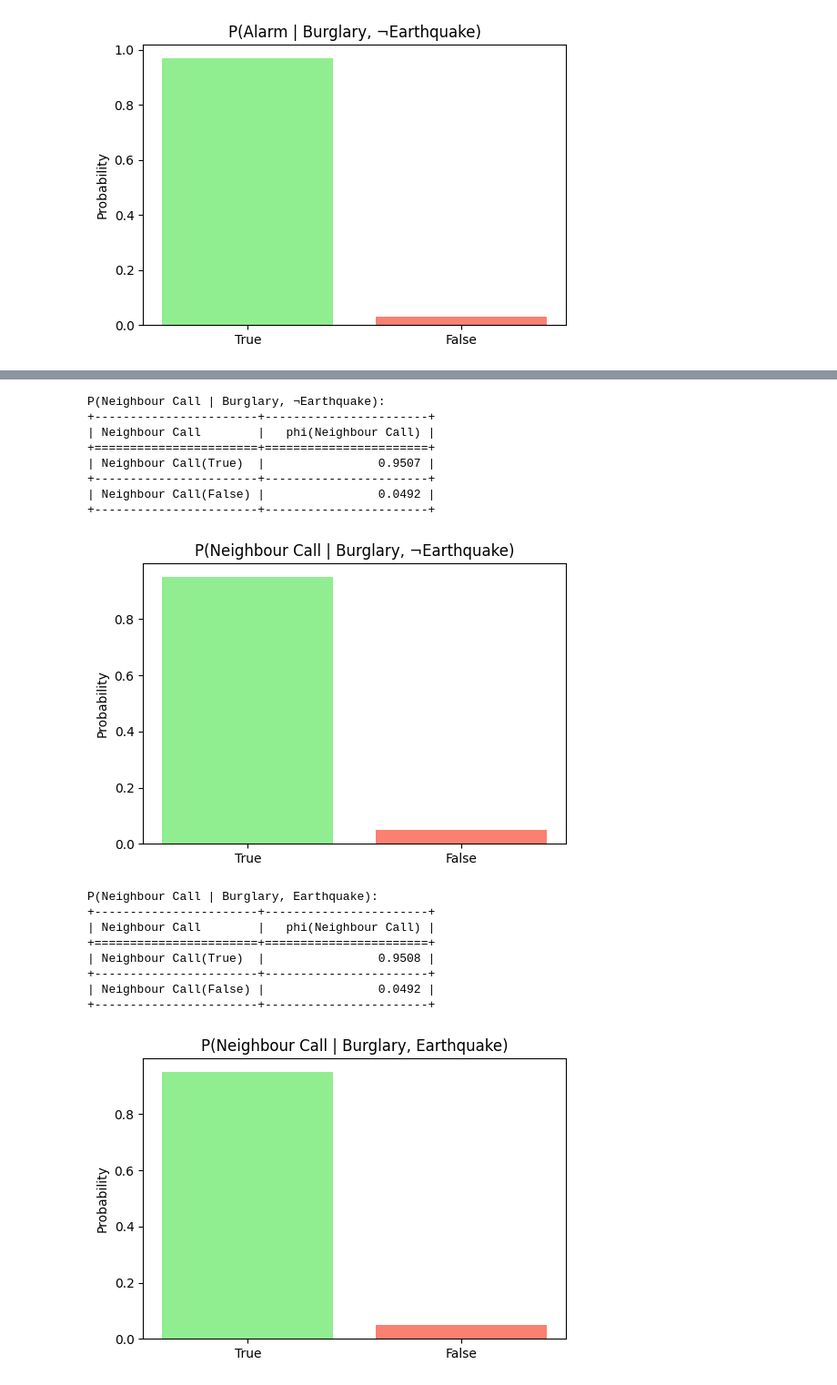
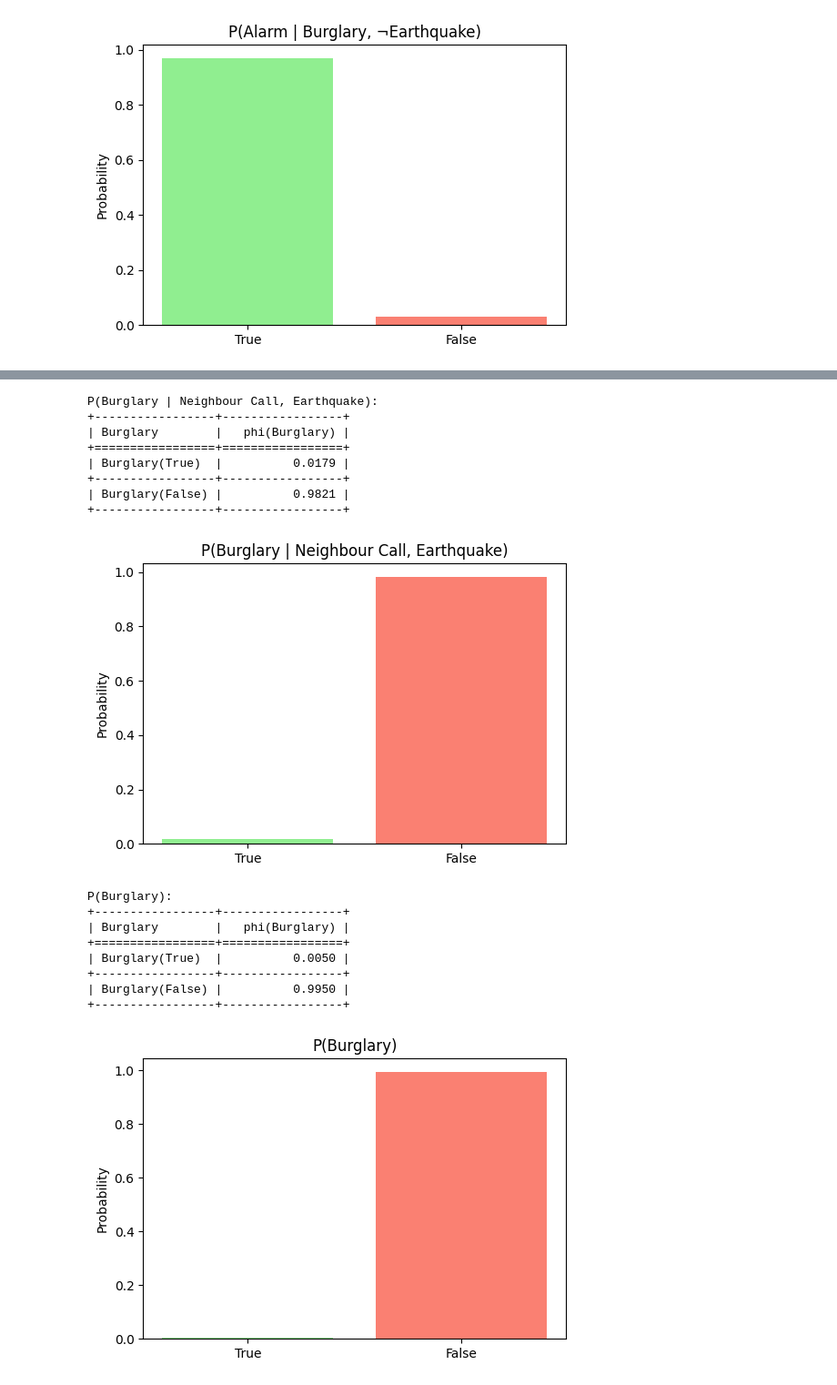
Before and after one commit to Stormbreaker-4/bbn, a Jupyter notebook: app.ipynb, the cells around one changed output, grey strips where cells are left out. Shown: that part at 91% size. Cells and saved outputs as stored; diff of their text form; code cells hidden in the pictures.

Commit message:
updating inference queries

```diff
--- a/app.ipynb
+++ b/app.ipynb
@@ -115,30 +130,32 @@ P(Alarm | Burglary, ¬Earthquake):
 # %%
-prob_neighbour = infer.query(variables=[neighbour_call], evidence={burglary: 'True', earthquake: 'False'})
-print("P(Neighbour Call | Burglary, ¬Earthquake):")
-print(prob_neighbour)
-plot_inference_result(prob_neighbour, title="P(Neighbour Call | Burglary, ¬Earthquake)")
+# Query 3: Probability that the a burglary has occured given a call from the neighbour and an earthquake took place
+prob_burglar = infer.query(variables=[burglary], evidence={neighbour_call: 'True', earthquake: 'True'})
+print("P(Burglary | Neighbour Call, Earthquake):")
+print(prob_burglar)
+plot_inference_result(prob_burglar, title="P(Burglary | Neighbour Call, Earthquake)")
 # %% [output]
-P(Neighbour Call | Burglary, ¬Earthquake):
-+-----------------------+-----------------------+
-| Neighbour Call        |   phi(Neighbour Call) |
-+=======================+=======================+
-| Neighbour Call(True)  |                0.9507 |
-+-----------------------+-----------------------+
-| Neighbour Call(False) |                0.0492 |
-+-----------------------+-----------------------+
+P(Burglary | Neighbour Call, Earthquake):
++-----------------+-----------------+
+| Burglary        |   phi(Burglary) |
++=================+=================+
+| Burglary(True)  |          0.0179 |
++-----------------+-----------------+
+| Burglary(False) |          0.9821 |
++-----------------+-----------------+
-[figure, old version]
+[figure, new version]
 # %%
-prob_neighbour = infer.query(variables=[neighbour_call], evidence={burglary: 'True',})
-print("P(Neighbour Call | Burglary, Earthquake):")
-print(prob_neighbour)
-plot_inference_result(prob_neighbour, title="P(Neighbour Call | Burglary, Earthquake)")
+# Query 4: Probability that the a burglary will occur normally
+prob_burglar = infer.query(variables=[burglary])
+print("P(Burglary):")
+print(prob_burglar)
+plot_inference_result(prob_burglar, title="P(Burglary)")
 # %% [output]
-P(Neighbour Call | Burglary, Earthquake):
-+-----------------------+-----------------------+
-| Neighbour Call        |   phi(Neighbour Call) |
-+=======================+=======================+
-| Neighbour Call(True)  |                0.9508 |
-+-----------------------+-----------------------+
-| Neighbour Call(False) |                0.0492 |
-+-----------------------+-----------------------+
+P(Burglary):
++-----------------+-----------------+
+| Burglary        |   phi(Burglary) |
++=================+=================+
+| Burglary(True)  |          0.0050 |
++-----------------+-----------------+
+| Burglary(False) |          0.9950 |
++-----------------+-----------------+
-[figure, old version]
+[figure, new version]
```
Also changed, not shown: parts of 5 cells of this notebook, 1 other file.
